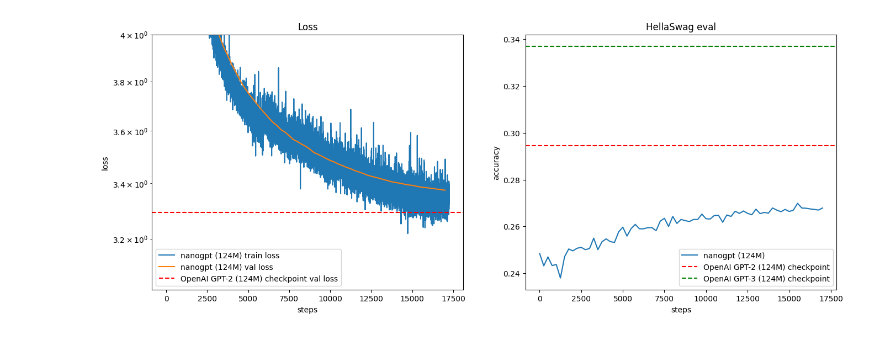
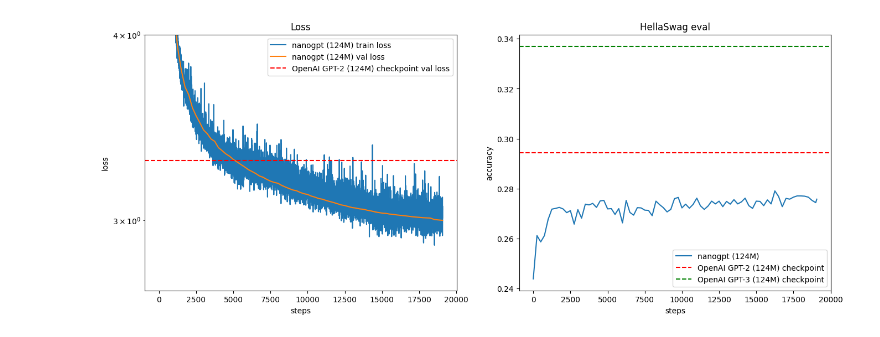
Before and after one commit to logbob0401/build-nanogpt, a Jupyter notebook: play.ipynb, the cells around one changed output. Saved outputs shown, nothing was run; the diff lists cells and outputs as text; code cells hidden in the pictures.

```diff
--- a/play.ipynb
+++ b/play.ipynb
@@ -176,7 +184,7 @@ hella3_baseline = { # HellaSwag for GPT-3
 }[sz]
 
 # load the log file
-with open("log/log_202411011055.txt", "r") as f:
+with open("log/log_202411030751.txt", "r") as f:
     lines = f.readlines()
 
 # parse the individual lines, group by stream (train,val,hella)
@@ -242 +250 @@ Max Hellaswag eval: 0.2699
-[figure, old version]
+[figure, new version]
```
Also changed, not shown: parts of 2 cells of this notebook, 5 other files.
